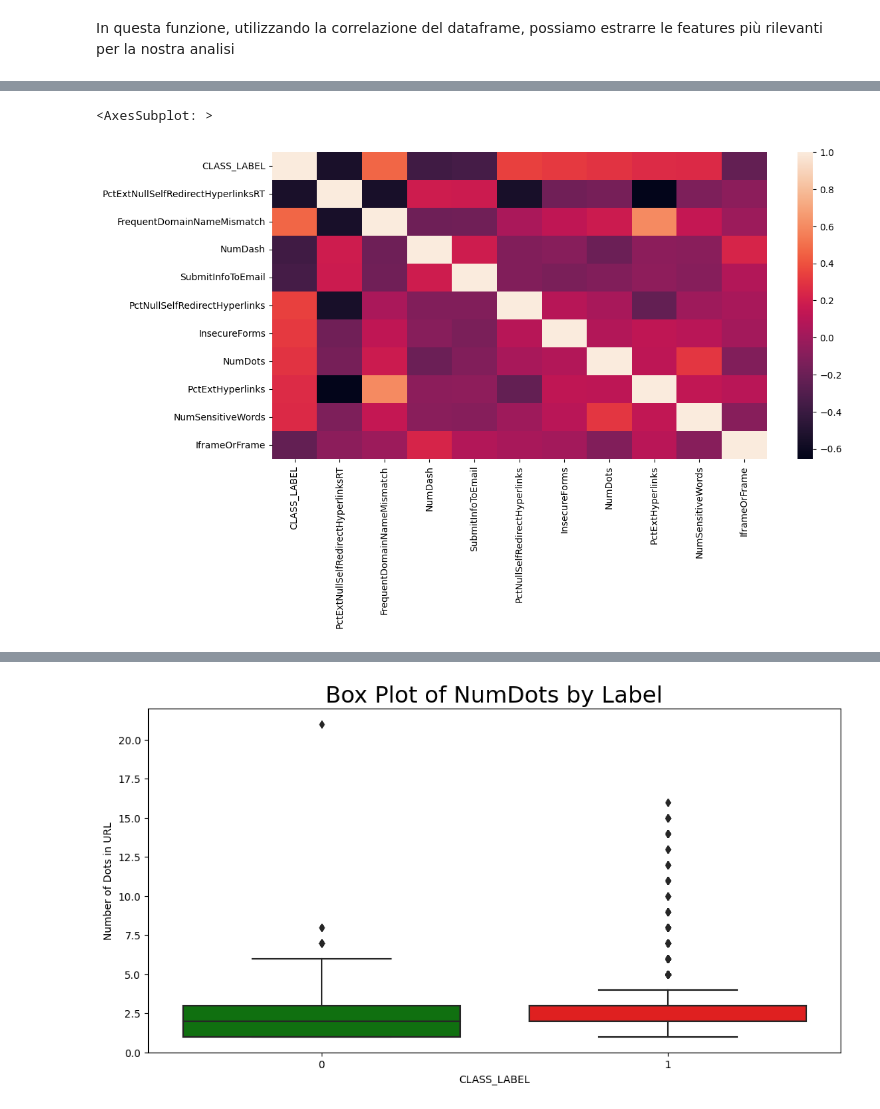
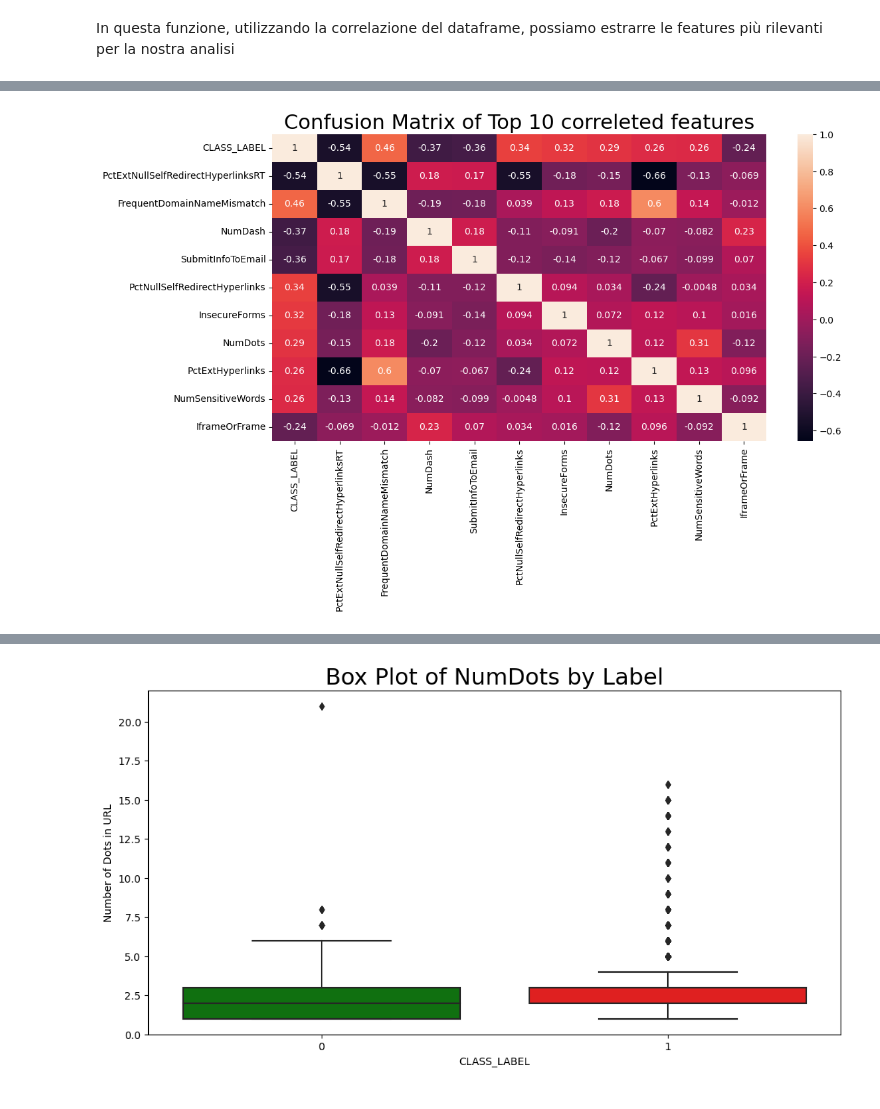
Before and after one commit to MatteoSchifano/Phishing-URL-Classification, a Jupyter notebook: notebooks/phishing.ipynb, the cells around one changed output, grey strips where cells are left out. Saved outputs shown, nothing was run; the diff lists cells and outputs as text; code cells hidden in the pictures.

```diff
--- a/notebooks/phishing.ipynb
+++ b/notebooks/phishing.ipynb
@@ -101,7 +101,7 @@ sns.heatmap(df.corr())
 # Features Selection
 # %%
 def top_correleted_columns(corr: pd.DataFrame, target: str, top_n:int = 5) -> np.array:
-    '''Restituisce un array di nomi di colonne che sono più correlate con la colonna di `target`
+    '''Restituisce un array di nomi di colonne che sono più correlate in assoluto, con la colonna di `target`
 
     :param pd.DataFrame corr: correlazione del dataframe, consiglio di passare data.corr()
     :param str target: nome della colonna di `target`, la y
@@ -127,10 +127,12 @@ df[top_correleted_columns(df.corr(), "CLASS_LABEL", 10)].corr()
 | NumSensitiveWords | 0.255208 | -0.125761 | 0.140990 | -0.081733 | -0.099405 | ... |
 | IframeOrFrame | -0.235233 | -0.069074 | -0.011897 | 0.228154 | 0.070346 | ... |
 # %%
-sns.heatmap(df[top_correleted_columns(df.corr(), "CLASS_LABEL", 10)].corr())
+sns.heatmap(df[top_correleted_columns(df.corr(), "CLASS_LABEL", 10)].corr(), annot=True)
+
+plt.title('Confusion Matrix of Top 10 correleted features', fontsize=22)
+plt.show()
 # %% [output]
-<AxesSubplot: >
-[figure, old version]
+[figure, new version]
 # %%
 sns.countplot(data=df, x='PctExtNullSelfRedirectHyperlinksRT', hue='CLASS_LABEL', palette=palette, alpha=.7)
 
```
Also changed, not shown: parts of 16 cells of this notebook, 1 other file.
